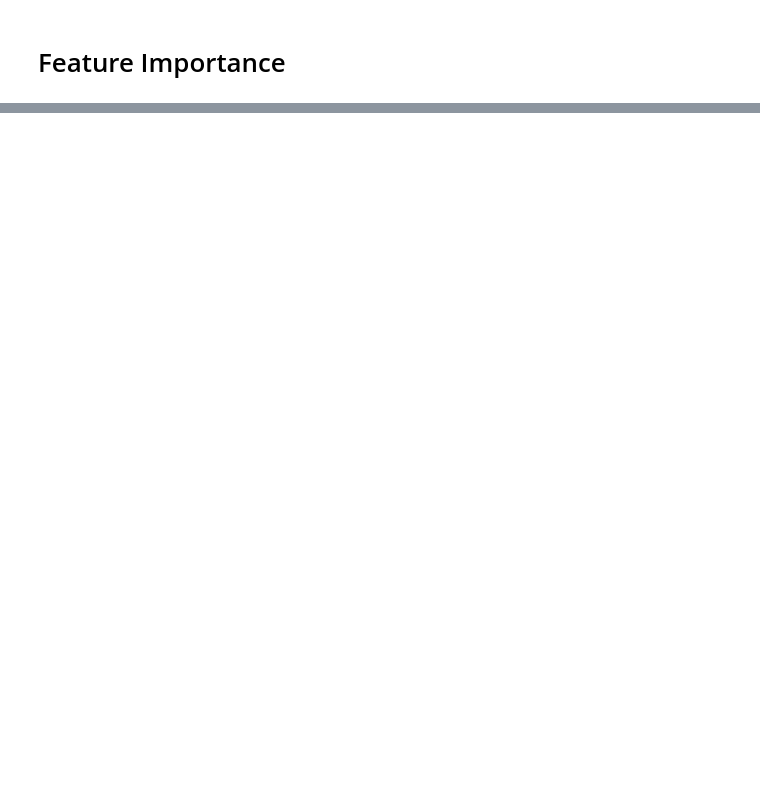
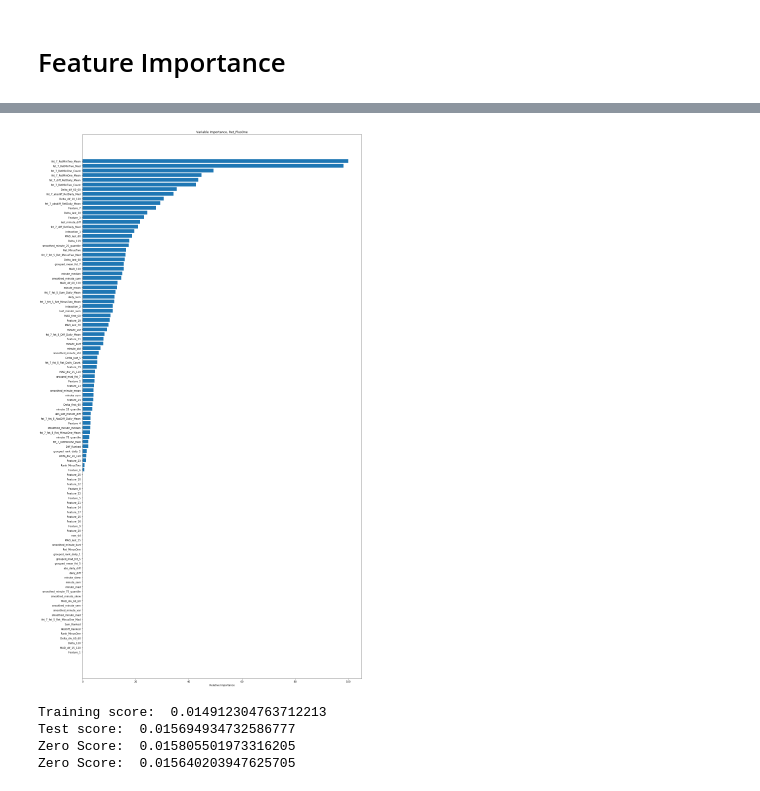
Before and after one commit to mazelbr/ba, a Jupyter notebook: Winton_FeatureEngineering.ipynb, the cells around one changed output, grey strips where cells are left out. Saved outputs shown, nothing was run; the diff lists cells and outputs as text; code cells hidden in the pictures; blank space fills up the shorter version.

```diff
--- a/Winton_FeatureEngineering.ipynb
+++ b/Winton_FeatureEngineering.ipynb
@@ -273,7 +280,7 @@ def get_merket_indicators_fet5(df):
     grouped = df.groupby('Feature_5')
 '''
 
-def get_merket_indicators_fet7_fet5(df):
+def get_market_indicators_fet7_fet5(df):
     market_indicators = pd.DataFrame(index=df.index)
 
     #ranks
@@ -313,5 +320,5 @@ abs(get_grouped_rank_daily(X_train).Ret_MinusTwo - get_grouped_rank_daily(X_trai
 get_grouped_rank_daily(X_train).Ret_MinusTwo * get_grouped_rank_daily(X_train).Ret_MinusOne
 get_grouped_rank_daily(X_train).Ret_MinusTwo + get_grouped_rank_daily(X_train).Ret_MinusOne
 '''
-get_merket_indicators_fet7_fet5(X_train)
+#get_merket_indicators_fet7_fet5(X_train)
 # %% [output]
@@ -350,0 +459,17 @@ X_train = X_train.merge(pd.DataFrame(X_train.groupby(['Feature_7','Feature_5']).
+# %%
+'''
+get_some_interaction
+get_mad
+get_delta_ret
+get_market_indicators_fet7_fet5
+get_market_indicators_fet7
+get_smoothed_descriptives
+get_descriptives
+get_interview_features
+'''
+
+
+features = pd.concat([X_train.loc[:,featureset_colnames], get_some_interaction(X_train), get_mad(X_train), get_delta_ret(X_train), get_market_indicators_fet7_fet5(X_train), get_market_indicators_fet7(X_train),get_smoothed_descriptives(X_train), get_descriptives(X_train), get_interview_features(X_train)], axis=1)
+
+#features.head()
+test_features = pd.concat([X_test.loc[:,featureset_colnames], get_some_interaction(X_test), get_mad(X_test), get_delta_ret(X_test), get_market_indicators_fet7_fet5(X_test), get_market_indicators_fet7(X_test),get_smoothed_descriptives(X_test), get_descriptives(X_test), get_interview_features(X_test)], axis=1)
@@ -350,0 +480,8 @@ X_train = X_train.merge(pd.DataFrame(X_train.groupby(['Feature_7','Feature_5']).
+# %%
+features['Ret_MinusOne']= X_train.Ret_MinusOne
+features['Ret_MinusTwo']= X_train.Ret_MinusTwo
+features['max_dd']= get_max_dd(X_train)
+
+test_features['Ret_MinusOne']= X_test.Ret_MinusOne
+test_features['Ret_MinusTwo']= X_test.Ret_MinusTwo
+test_features['max_dd']= get_max_dd(X_test)
@@ -371,0 +516,18 @@ plt.title('Variable Importance')
+# %%
+gbreg_train = GradientBoostingRegressor(random_state = 2, n_estimators =100, max_depth=2)
+gbreg_train.fit(features, y_train['Ret_PlusOne'])
+
+# Plot feature importance
+feature_importance = gbreg_train.feature_importances_
+# make importances relative to max importance
+feature_importance = 100.0 * (feature_importance / feature_importance.max())
+sorted_idx = np.argsort(feature_importance)
+pos = np.arange(sorted_idx.shape[0]) + .5
+plt.figure(figsize=(20,40))
+plt.barh(pos, feature_importance[sorted_idx], align='center')
+plt.yticks(pos, features.columns[sorted_idx])
+plt.xlabel('Relative Importance')
+plt.title('Variable Importance, Ret_PlusOne')
+plt.savefig('graphs//Importance_GB_Ret_PlusOne.jpeg')
+# %% [output]
+[figure, added]
@@ -371,0 +536,16 @@ plt.title('Variable Importance')
+# %%
+gbr_score_train = mean_absolute_error(gbreg_train.predict(features), y_train.Ret_PlusOne)
+gbr_score_test = mean_absolute_error(gbreg_train.predict(test_features), y_test.Ret_PlusOne)
+zeroscore_train = mean_absolute_error(np.zeros(gbreg_train.predict(features).shape), y_train.Ret_PlusOne)
+zeroscore_test = mean_absolute_error(np.zeros(gbreg_train.predict(test_features).shape), y_test.Ret_PlusOne)
+#ridge_score_test = mean_absolute_error(ridge.predict(X_test), y_test)
+#print('Results for unscaled and unweighted ridge regression')
+print("Training score: ",gbr_score_train)
+print("Test score: ",gbr_score_test)
+print("Zero Score train: ",zeroscore_train)
+print("Zero Score test: ",zeroscore_test)
+# %% [output]
+Training score:  0.014912304763712213
+Test score:  0.015694934732586777
+Zero Score:  0.015805501973316205
+Zero Score:  0.015640203947625705
```
Also changed, not shown: parts of 42 cells of this notebook, 2 other files.
